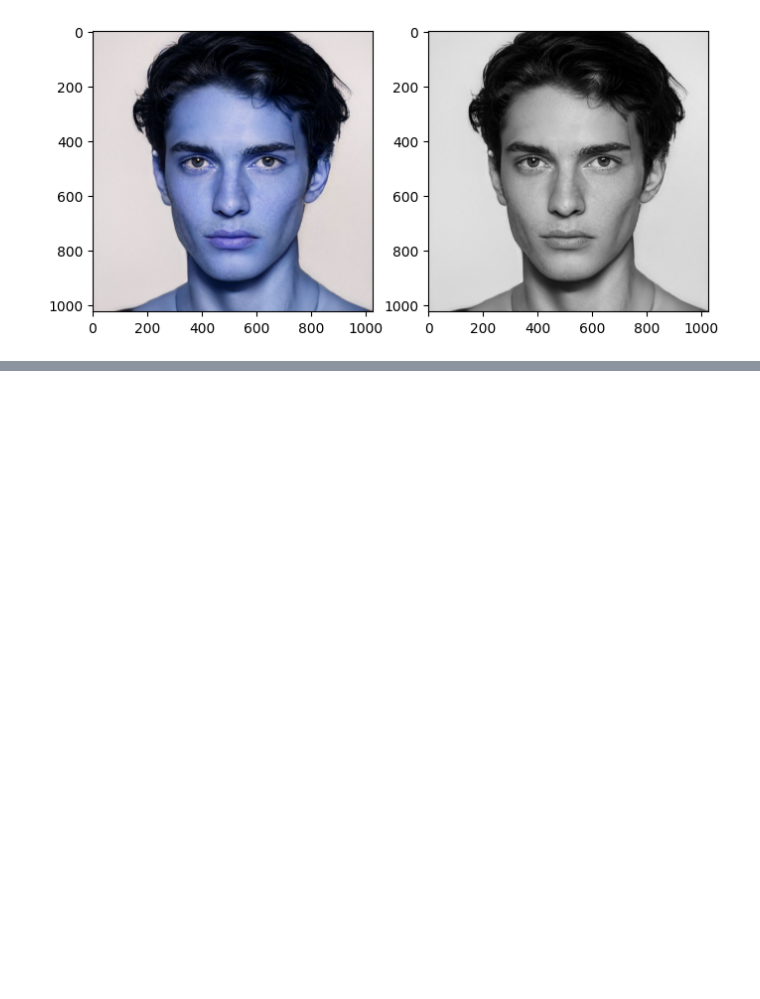
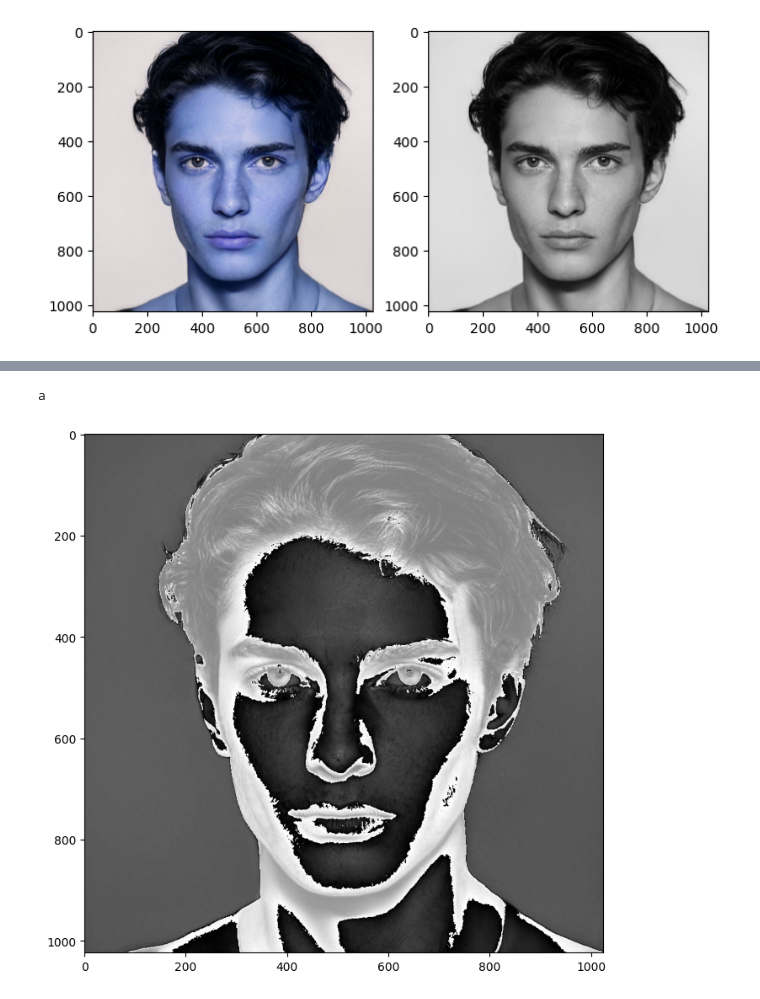
Before and after one commit to Mech-Who/JP2K_encoder_decoder_system, a Jupyter notebook: test.ipynb, the cells around one changed output, grey strips where cells are left out. Drawn from its saved outputs; the diff is of its cells as text; code cells hidden in the pictures; blank space fills up the shorter version.

```diff
--- a/test.ipynb
+++ b/test.ipynb
@@ -72,0 +39,22 @@ ValueError: Unknown wavelet name 'legall53', check wavelist() for the list of av
+# %%
+# 直流平移
+def dc_translation(img: np.ndarray, B: int=5) -> np.ndarray:
+    """
+    使样本值在小波变换后均勾分布在零系数的两侧便于进行自适应熵编码,
+    需要对样本值进行平移就是所有样本值减去中间值.
+    :param img: 图像数据
+    :param B: 图像样本的精度
+    :return: 平移后的图像
+    out[x,y] = img[x,y] - 2^(B-1)
+    """
+    out = img - 2 ** (B-1)
+    return out
+# %%
+out_img = dc_translation(gray_img, B=8)
+print("a")
+plt.figure(figsize=(8, 8))
+plt.imshow(out_img, cmap='gray')
+plt.show()
+# %% [output]
+a
+[figure, added]
```
Also changed, not shown: parts of 7 cells of this notebook, 1 other file.
